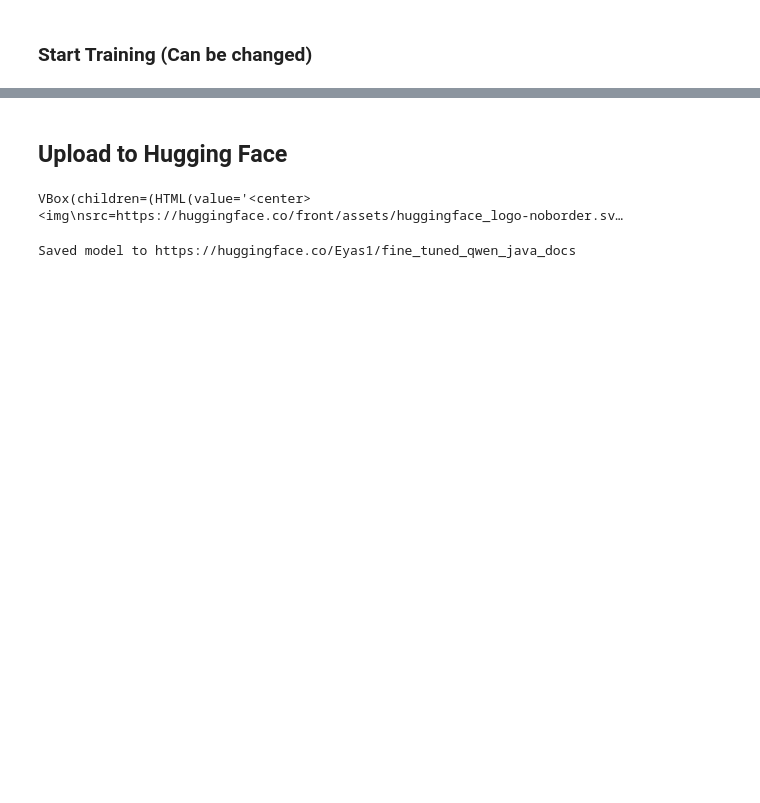
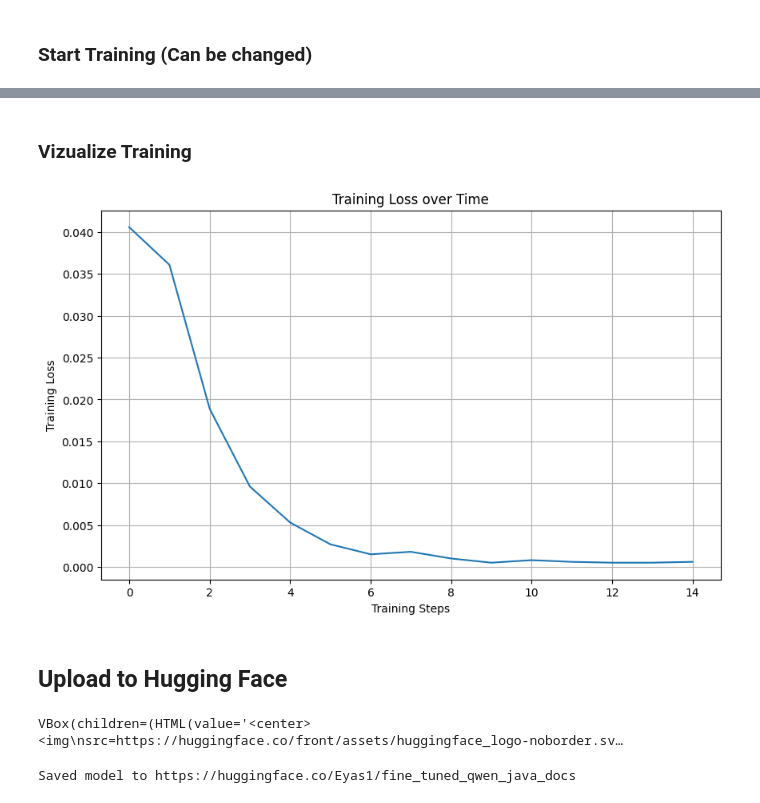
Before and after one commit to OwenZimmer1/422Project, a Jupyter notebook: notebooks/CS422FineTune.ipynb, the cells around one changed output, grey strips where cells are left out. Saved outputs shown, nothing was run; the diff lists cells and outputs as text; code cells hidden in the pictures; blank space fills up the shorter version.

```diff
--- a/notebooks/CS422FineTune.ipynb
+++ b/notebooks/CS422FineTune.ipynb
@@ -186,7 +184,6 @@ finalDataset.select(range(1)).to_pandas()
 # %% [markdown]
 ### Start Training (Can be changed)
 # %%
-#add formatting func for some reason
 def formatting_func(example):
-    return example["codeWithPrompt"]
+    return [f"{example['codeWithPrompt']} {example['javadoc']}"]
 # %%
@@ -232,3 +251,24 @@ TrainOutput(global_step=162, training_loss=0.002400798378167329, metrics={'train
+# %% [markdown]
+### Vizualize Training
+# %%
+
+import matplotlib.pyplot as plt
+import numpy as np
+# After training is complete
+training_logs = trainer.state.log_history
+# Extract loss values
+train_losses = [log.get('loss') for log in training_logs if 'loss' in log]
+steps = list(range(len(train_losses)))
+# Plot the training loss
+plt.figure(figsize=(10, 6))
+plt.plot(steps, train_losses)
+plt.xlabel('Training Steps')
+plt.ylabel('Training Loss')
+plt.title('Training Loss over Time')
+plt.grid(True)
+plt.show()
+# %% [output]
+[figure, added]
 # %% [markdown]
 ## Upload to Hugging Face
 # %%
```
Also changed, not shown: parts of 6 cells of this notebook, 2 other files.
